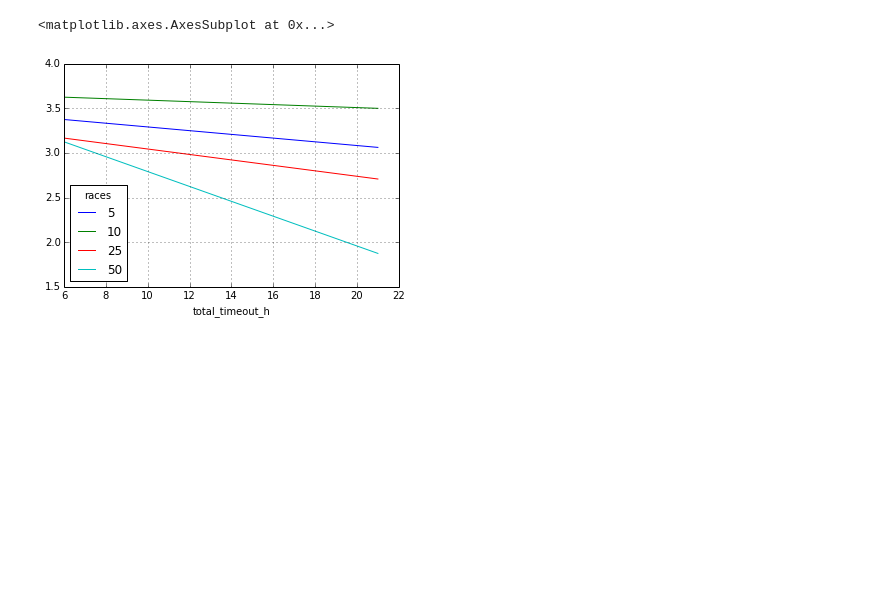
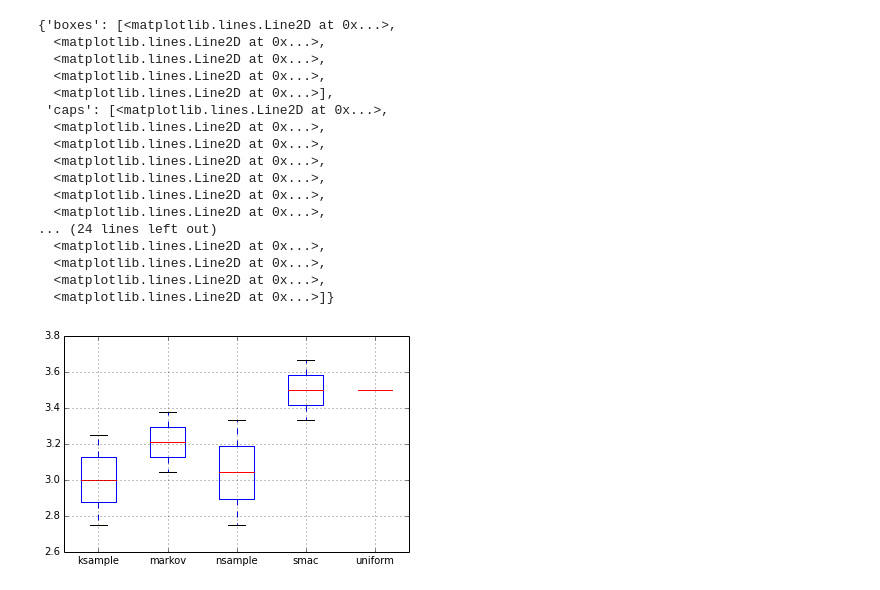
Before and after one commit to Bilalh/Gen, a Jupyter notebook: scripts/parse_results/pivot.ipynb, the cells around one changed output. Drawn from its saved outputs; the diff is of its cells as text; code cells hidden in the pictures; blank space fills up the shorter version.

```diff
--- a/scripts/parse_results/pivot.ipynb
+++ b/scripts/parse_results/pivot.ipynb
@@ -189,12 +246,28 @@ total_timeout_h
 # %%
 our = df[
            (df['essence'] == 'prob010-SCP')
          & (df['total_timeout_h'] >= 5 )
         ]
 pt=our.pivot_table(rows=['total_timeout_h',],
-                   cols=['races'],
+                   cols=['method'],
                    values='resulting_models_filled')
-pt.plot()
+pt.boxplot()
 # %% [output]
-<matplotlib.axes.AxesSubplot at 0x...>
+{'boxes': [<matplotlib.lines.Line2D at 0x...>,
+  <matplotlib.lines.Line2D at 0x...>,
+  <matplotlib.lines.Line2D at 0x...>,
+  <matplotlib.lines.Line2D at 0x...>,
+  <matplotlib.lines.Line2D at 0x...>],
+ 'caps': [<matplotlib.lines.Line2D at 0x...>,
+  <matplotlib.lines.Line2D at 0x...>,
+  <matplotlib.lines.Line2D at 0x...>,
+  <matplotlib.lines.Line2D at 0x...>,
+  <matplotlib.lines.Line2D at 0x...>,
+  <matplotlib.lines.Line2D at 0x...>,
+  <matplotlib.lines.Line2D at 0x...>,
+... (24 lines left out)
+  <matplotlib.lines.Line2D at 0x...>,
+  <matplotlib.lines.Line2D at 0x...>,
+  <matplotlib.lines.Line2D at 0x...>,
+  <matplotlib.lines.Line2D at 0x...>]}
-[figure, old version]
+[figure, new version]
```
Also changed, not shown: parts of 21 cells of this notebook.
